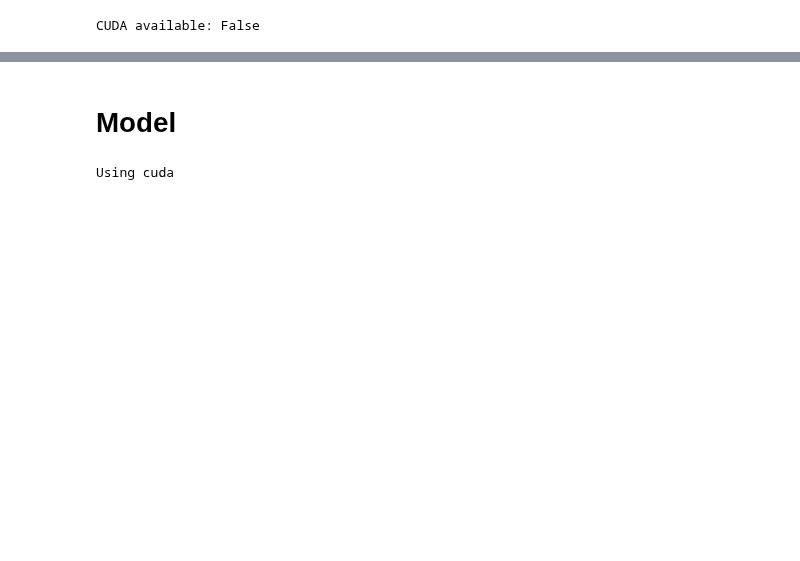
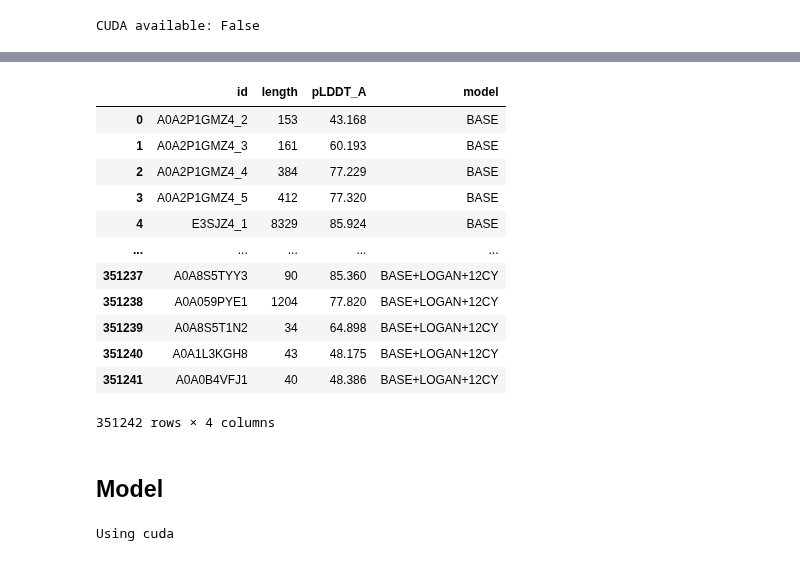
Before and after one commit to pimenol/ProteinTTT, a Jupyter notebook: notebooks/Bfvd.ipynb, the cells around one changed output, grey strips where cells are left out. Saved outputs shown, nothing was run; the diff lists cells and outputs as text; code cells hidden in the pictures; blank space fills up the shorter version.

```diff
--- a/notebooks/Bfvd.ipynb
+++ b/notebooks/Bfvd.ipynb
@@ -85,0 +72,17 @@ df
+# %%
+df = pd.read_csv(DATASET_PATH, sep='\t', names=['id', 'length', 'pLDDT_A', 'model'])
+df
+# %% [output]
+|  | id | length | pLDDT_A | model |
+| 0 | A0A2P1GMZ4_2 | 153 | 43.168 | BASE |
+| 1 | A0A2P1GMZ4_3 | 161 | 60.193 | BASE |
+| 2 | A0A2P1GMZ4_4 | 384 | 77.229 | BASE |
+| 3 | A0A2P1GMZ4_5 | 412 | 77.320 | BASE |
+| 4 | E3SJZ4_1 | 8329 | 85.924 | BASE |
+| ... | ... | ... | ... | ... |
+| 351237 | A0A8S5TYY3 | 90 | 85.360 | BASE+LOGAN+12CY |
+| 351238 | A0A059PYE1 | 1204 | 77.820 | BASE+LOGAN+12CY |
+| 351239 | A0A8S5T1N2 | 34 | 64.898 | BASE+LOGAN+12CY |
+| 351240 | A0A1L3KGH8 | 43 | 48.175 | BASE+LOGAN+12CY |
+| 351241 | A0A0B4VFJ1 | 40 | 48.386 | BASE+LOGAN+12CY |
+351242 rows × 4 columns
@@ -102,7 +109,7 @@ df
 # df = pd.DataFrame(rows)
 # df.head(5)
 # %% [markdown]
-# Model
+## Model
 # %%
 device = torch.device("cuda" if torch.cuda.is_available() else "cpu")
 print("Using", device)
```
Also changed, not shown: parts of 17 cells of this notebook.
